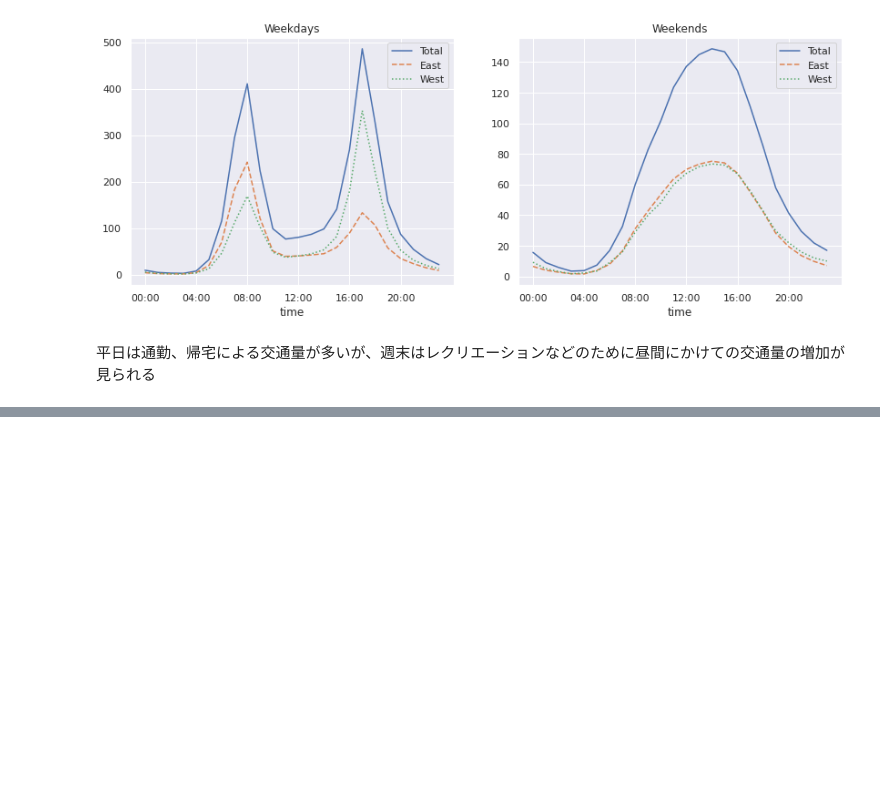
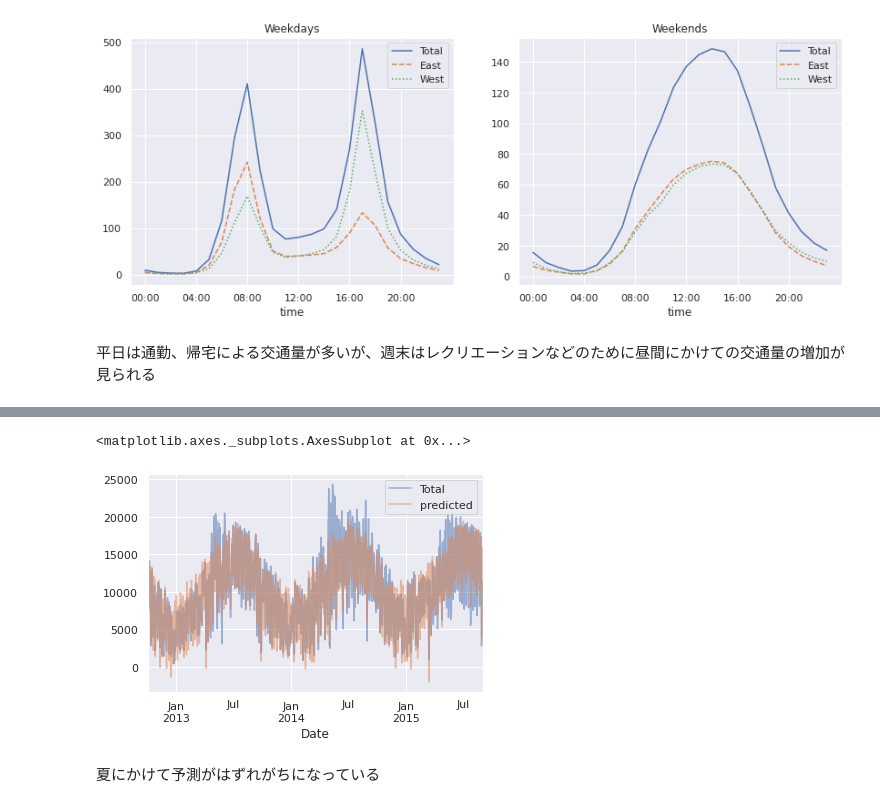
Before and after one commit to smallriver0316/python-datascience-study, a Jupyter notebook: seattle_bicycles.ipynb, the cells around one changed output, grey strips where cells are left out. Cells and saved outputs as stored; diff of their text form; code cells hidden in the pictures; blank space fills up the shorter version.

Commit message:
Added linear regression of seattle bicycles

```diff
--- a/seattle_bicycles.ipynb
+++ b/seattle_bicycles.ipynb
@@ -110,0 +163,15 @@ by_time.loc['Weekend'].plot(ax=ax[1], title='Weekends', xticks=hourly_ticks, sty
+# %%
+# 平均気温と降水量のデータを追加
+# temperatures are in 1/10 deg C; convert to C
+weather['TMIN'] /= 10
+weather['TMAX'] /= 10
+weather['Temp(C)'] = 0.5 * (weather['TMIN'] + weather['TMAX'])
+# precip is in 1/10 mm; convert to inches
+weather['PRCP'] /= 254
+weather['dry day'] = (weather['PRCP'] == 0).astype(int)
+
+daily = daily.join(weather[['PRCP', 'Temp(C)', 'dry day']])
+# %%
+# 初日を1日として経過年数を表すカウンターを追加
+daily['annual'] = (daily.index - daily.index[0]).days / 365.
+daily.head()
@@ -110,0 +186,21 @@ by_time.loc['Weekend'].plot(ax=ax[1], title='Weekends', xticks=hourly_ticks, sty
+# %%
+from sklearn.linear_model import LinearRegression
+
+# 線形回帰モデルに当てはめる
+daily.dropna(axis=0, how='any', inplace=True)
+
+column_names = daily.columns[1:]
+X = daily[column_names]
+y = daily['Total']
+
+# 曜日のフラグは独自の曜日指定切片として動作するため、fit_intercept=False
+model = LinearRegression(fit_intercept=False)
+model.fit(X, y)
+daily['predicted'] = model.predict(X)
+# %%
+daily[['Total', 'predicted']].plot(alpha=0.5)
+# %% [output]
+<matplotlib.axes._subplots.AxesSubplot at 0x...>
+[figure, added]
+# %% [markdown]
+夏にかけて予測がはずれがちになっている
```
Also changed, not shown: parts of 10 cells of this notebook.
